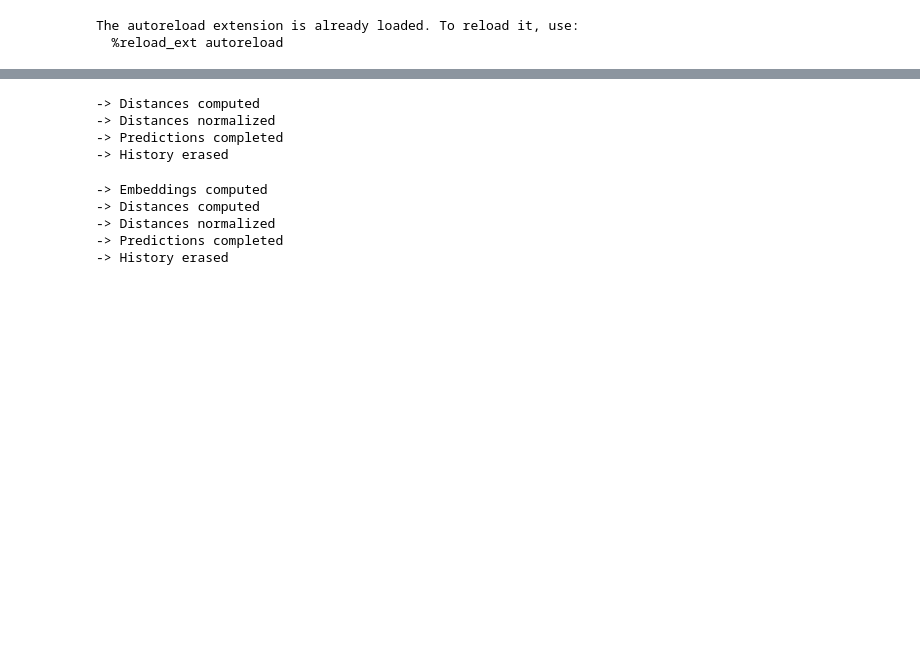
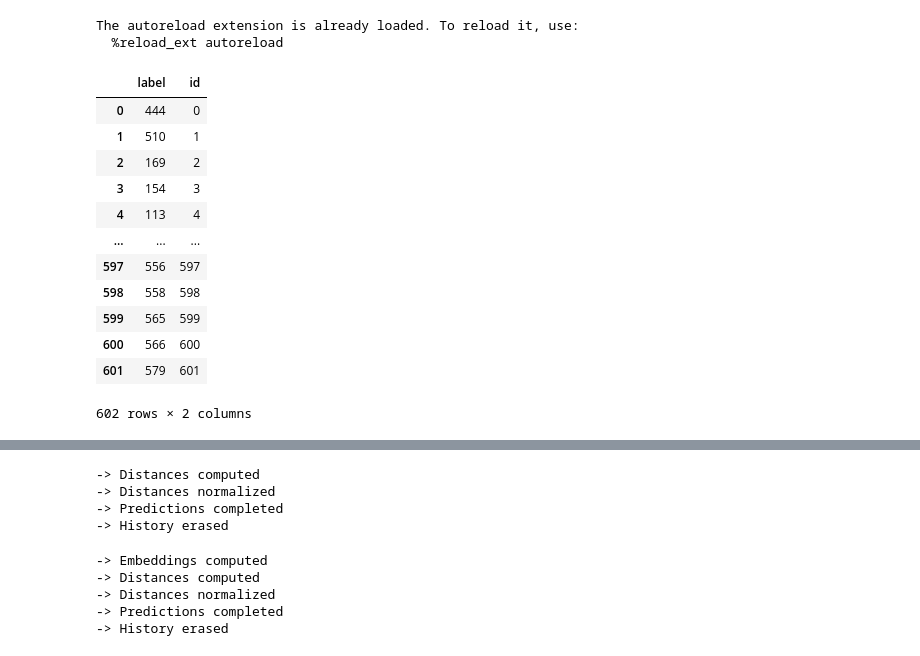
Before and after one commit to cowjen01/repsys, a Jupyter notebook: demo/sandbox.ipynb, the cells around one changed output, grey strips where cells are left out. Saved outputs shown, nothing was run; the diff lists cells and outputs as text; code cells hidden in the pictures; blank space fills up the shorter version.

Commit message:
dataset refactoring

```diff
--- a/demo/sandbox.ipynb
+++ b/demo/sandbox.ipynb
@@ -17,8 +19,47 @@ import repsys
-# %%
-class MovieLens(repsys.Dataset):
-    def name(self):
-        return "movielens"
+# %%
+class MovieLens(Dataset):
+  def name(self):
+    return "movielens"
+
+  def get_genres(self):
+    return self.tags['genres']
+
+  def item_dtypes(self):
+    return {
+        "movieId": dtypes.ItemIndex(),
+        "title": dtypes.String(),
+        "genres": dtypes.Tags(sep="|"),
+    }
+
+  def interact_dtypes(self):
+    return {
+        "movieId": dtypes.ItemIndex(),
+        "userId": dtypes.UserIndex(),
+        "rating": dtypes.Rating(min=0.5, step=0.5),
+    }
+
+  def load_items(self):
+    return pd.read_csv("./ml-latest-small/movies.csv")
+
+  def load_interacts(self):
+    return pd.read_csv("./ml-latest-small/ratings.csv")
 # %%
 dataset = MovieLens()
-dataset.load_dataset()
+dataset.fit()
+# %%
+dataset.vad_users
+# %% [output]
+|  | label | id |
+| 0 | 444 | 0 |
+| 1 | 510 | 1 |
+| 2 | 169 | 2 |
+| 3 | 154 | 3 |
+| 4 | 113 | 4 |
+| ... | ... | ... |
+| 597 | 556 | 597 |
+| 598 | 558 | 598 |
+| 599 | 565 | 599 |
+| 600 | 566 | 600 |
+| 601 | 579 | 601 |
+602 rows × 2 columns
 # %%
```
Also changed, not shown: parts of 6 cells of this notebook, 30 other files.
